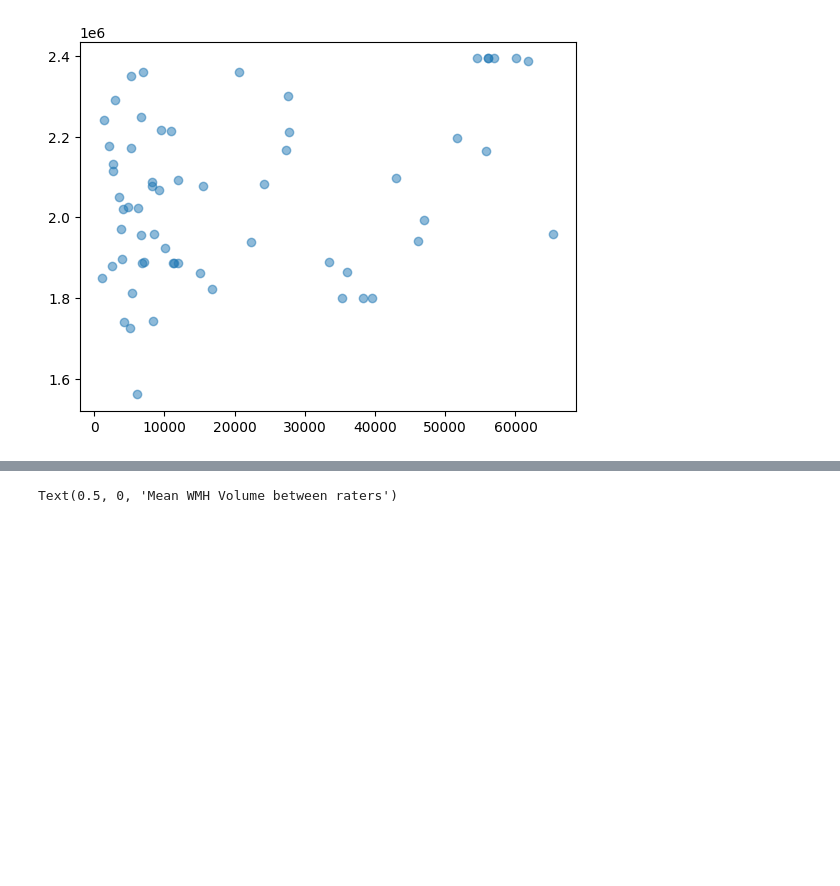
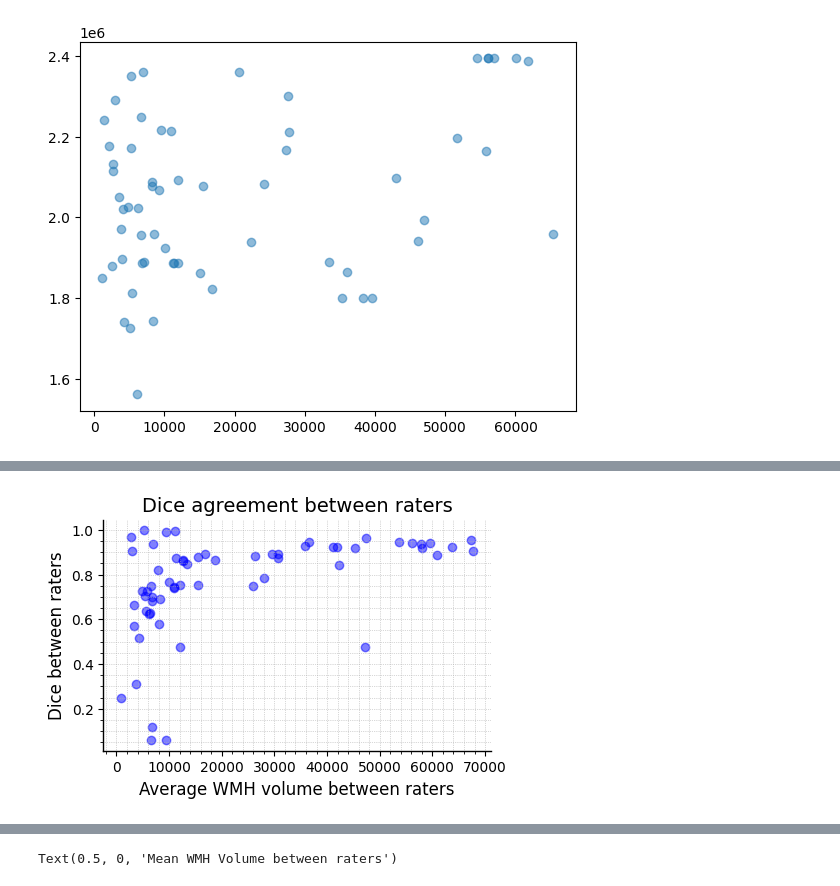
Before and after one commit to BenjaminPhi5/WMH_UQ_assessment, a Jupyter notebook: trustworthai/journal_run/interrater_experiments/Plotting from Maria's spreadsheet.ipynb, the cells around one changed output, grey strips where cells are left out. Saved outputs shown, nothing was run; the diff lists cells and outputs as text; code cells hidden in the pictures; blank space fills up the shorter version.

```diff
--- a/trustworthai/journal_run/interrater_experiments/Plotting from Maria's spreadsheet.ipynb
+++ b/trustworthai/journal_run/interrater_experiments/Plotting from Maria's spreadsheet.ipynb
@@ -118,0 +137,26 @@ plt.show()
+# %%
+# Create scatter plot
+fig, ax = plt.subplots(figsize=(5, 3))
+y = df["DSC"]
+x = (df["WMH1_mm3"] + df["WMH2_mm3"]) / 2
+ax.scatter(x, y, alpha=0.5, c='blue')
+
+# annotation
+plt.title("Dice agreement between raters", fontsize=14)
+plt.xlabel("Average WMH volume between raters", fontsize=12)
+plt.ylabel("Dice between raters", fontsize=12)
+
+# grid
+plt.grid(True, which='both', linestyle=':', linewidth=0.5)
+plt.minorticks_on()
+
+
+# Remove right and top spines
+ax.spines['top'].set_visible(False)
+ax.spines['right'].set_visible(False)
+
+# # Make left and bottom spines thicker
+ax.spines['left'].set_linewidth(1.)
+ax.spines['bottom'].set_linewidth(1.)
+# %% [output]
+[figure, added]
```
Also changed, not shown: parts of 6 cells of this notebook.
